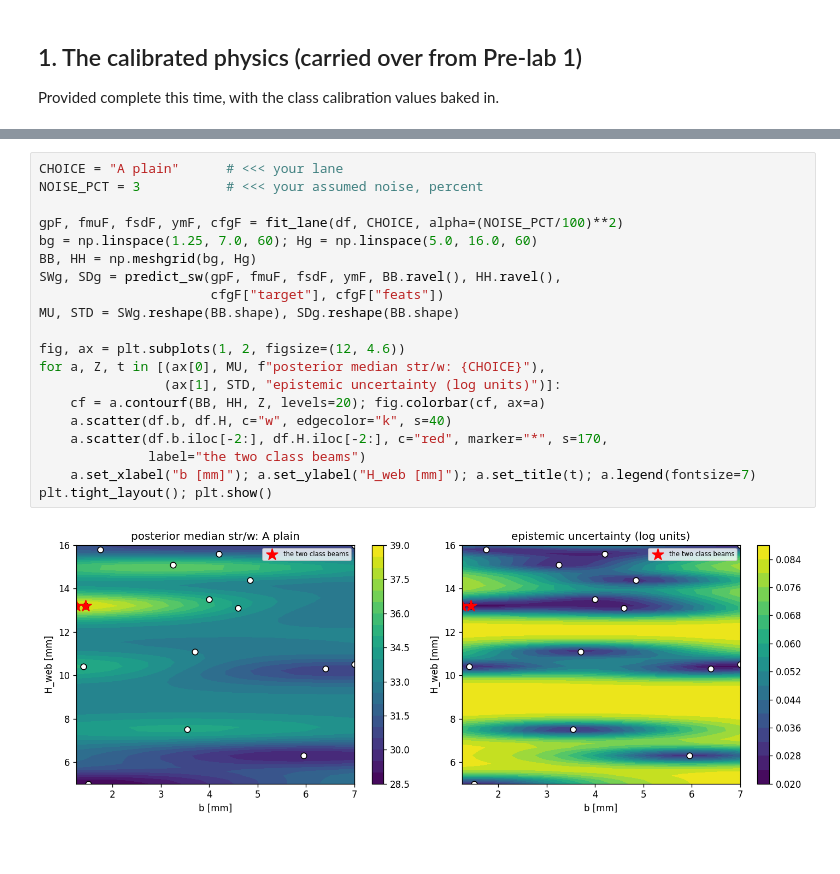
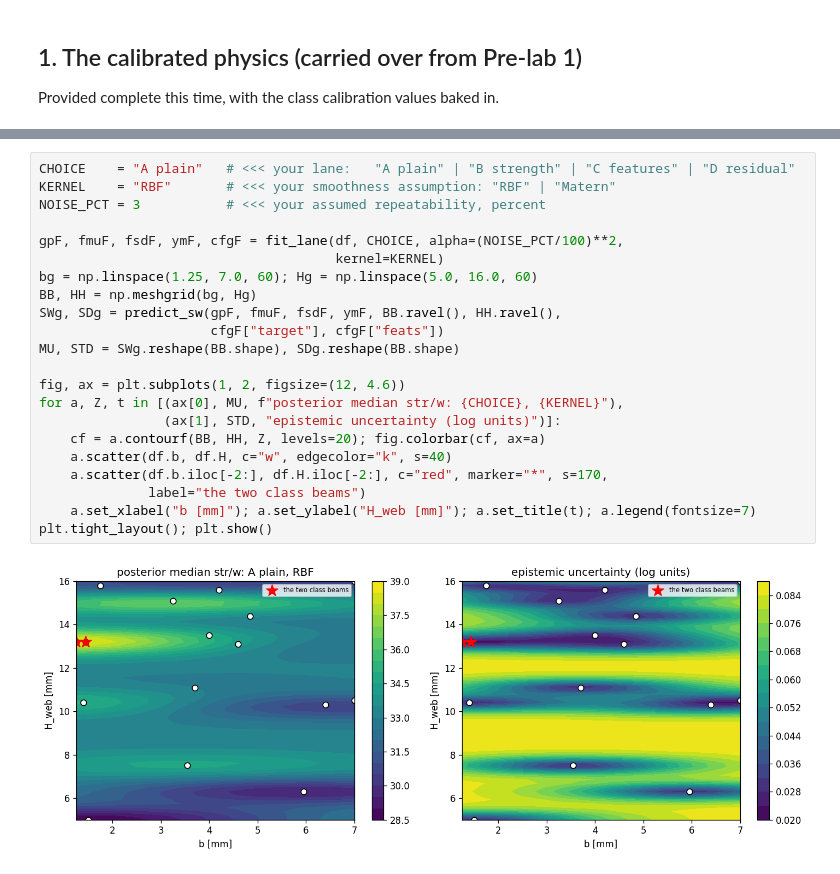
Before and after one commit to andrewvoss8-boop/core-me-data-science-activities-public, a Jupyter notebook: me323/Module1_drafts/ME323_Module1_Submission1_Design_KEY.ipynb, the cells around one changed output, grey strips where cells are left out. Saved outputs shown, nothing was run; the diff lists cells and outputs as text.

```diff
--- a/me323/Module1_drafts/ME323_Module1_Submission1_Design_KEY.ipynb
+++ b/me323/Module1_drafts/ME323_Module1_Submission1_Design_KEY.ipynb
@@ -241,25 +354,27 @@ you will decide from.
 # %%
-CHOICE = "A plain"      # <<< your lane
-NOISE_PCT = 3           # <<< your assumed noise, percent
+CHOICE    = "A plain"   # <<< your lane:   "A plain" | "B strength" | "C features" | "D residual"
+KERNEL    = "RBF"       # <<< your smoothness assumption: "RBF" | "Matern"
+NOISE_PCT = 3           # <<< your assumed repeatability, percent
 
-gpF, fmuF, fsdF, ymF, cfgF = fit_lane(df, CHOICE, alpha=(NOISE_PCT/100)**2)
+gpF, fmuF, fsdF, ymF, cfgF = fit_lane(df, CHOICE, alpha=(NOISE_PCT/100)**2,
+                                      kernel=KERNEL)
 bg = np.linspace(1.25, 7.0, 60); Hg = np.linspace(5.0, 16.0, 60)
 BB, HH = np.meshgrid(bg, Hg)
 SWg, SDg = predict_sw(gpF, fmuF, fsdF, ymF, BB.ravel(), HH.ravel(),
                       cfgF["target"], cfgF["feats"])
 MU, STD = SWg.reshape(BB.shape), SDg.reshape(BB.shape)
 
 fig, ax = plt.subplots(1, 2, figsize=(12, 4.6))
-for a, Z, t in [(ax[0], MU, f"posterior median str/w: {CHOICE}"),
+for a, Z, t in [(ax[0], MU, f"posterior median str/w: {CHOICE}, {KERNEL}"),
                 (ax[1], STD, "epistemic uncertainty (log units)")]:
     cf = a.contourf(BB, HH, Z, levels=20); fig.colorbar(cf, ax=a)
     a.scatter(df.b, df.H, c="w", edgecolor="k", s=40)
     a.scatter(df.b.iloc[-2:], df.H.iloc[-2:], c="red", marker="*", s=170,
               label="the two class beams")
     a.set_xlabel("b [mm]"); a.set_ylabel("H_web [mm]"); a.set_title(t); a.legend(fontsize=7)
 plt.tight_layout(); plt.show()
 # %% [output]
-[figure, old version]
+[figure, new version]
 # %% [markdown]
 ## 4. Choose your beam *(you write this — graded on the memo, not a checkpoint)*
 
```
Also changed, not shown: parts of 10 cells of this notebook, 1 other file.
